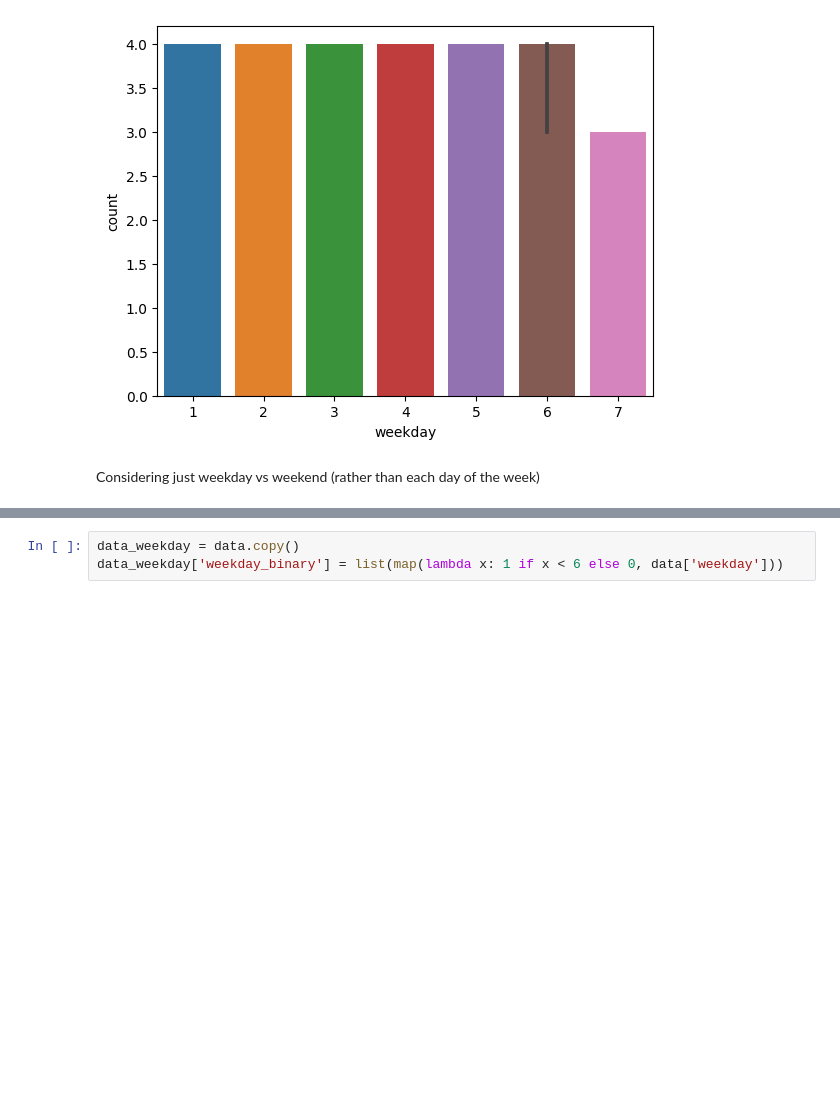
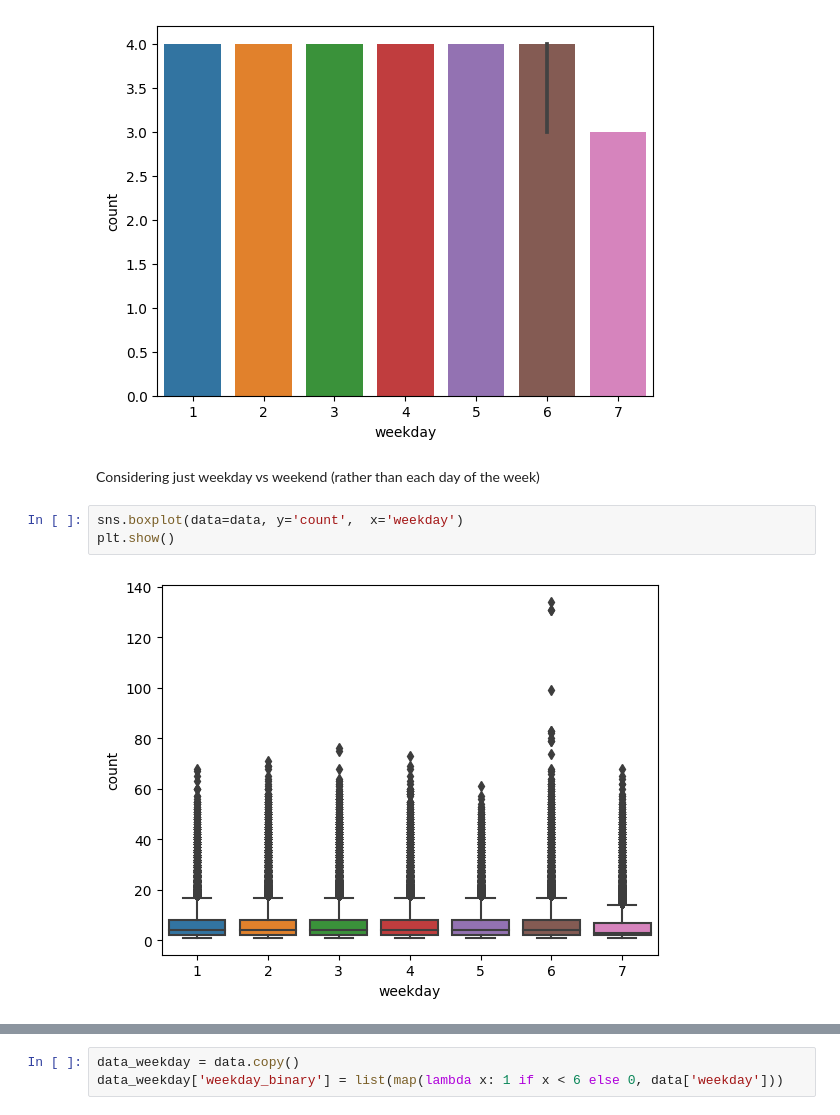
Before and after one commit to dlhaar/citi_bikes, a Jupyter notebook: notebooks/data_exploration.ipynb, the cells around one changed output, grey strips where cells are left out. Cells and saved outputs as stored; diff of their text form; blank space fills up the shorter version.

```diff
--- a/notebooks/data_exploration.ipynb
+++ b/notebooks/data_exploration.ipynb
@@ -107,3 +80,8 @@ plt.show()
 [figure]
 # %% [markdown]
 Considering just weekday vs weekend (rather than each day of the week)
+# %%
+sns.boxplot(data=data, y='count',  x='weekday')
+plt.show()
+# %% [output]
+[figure, added]
```
Also changed, not shown: parts of 28 cells of this notebook, 3 other files.
